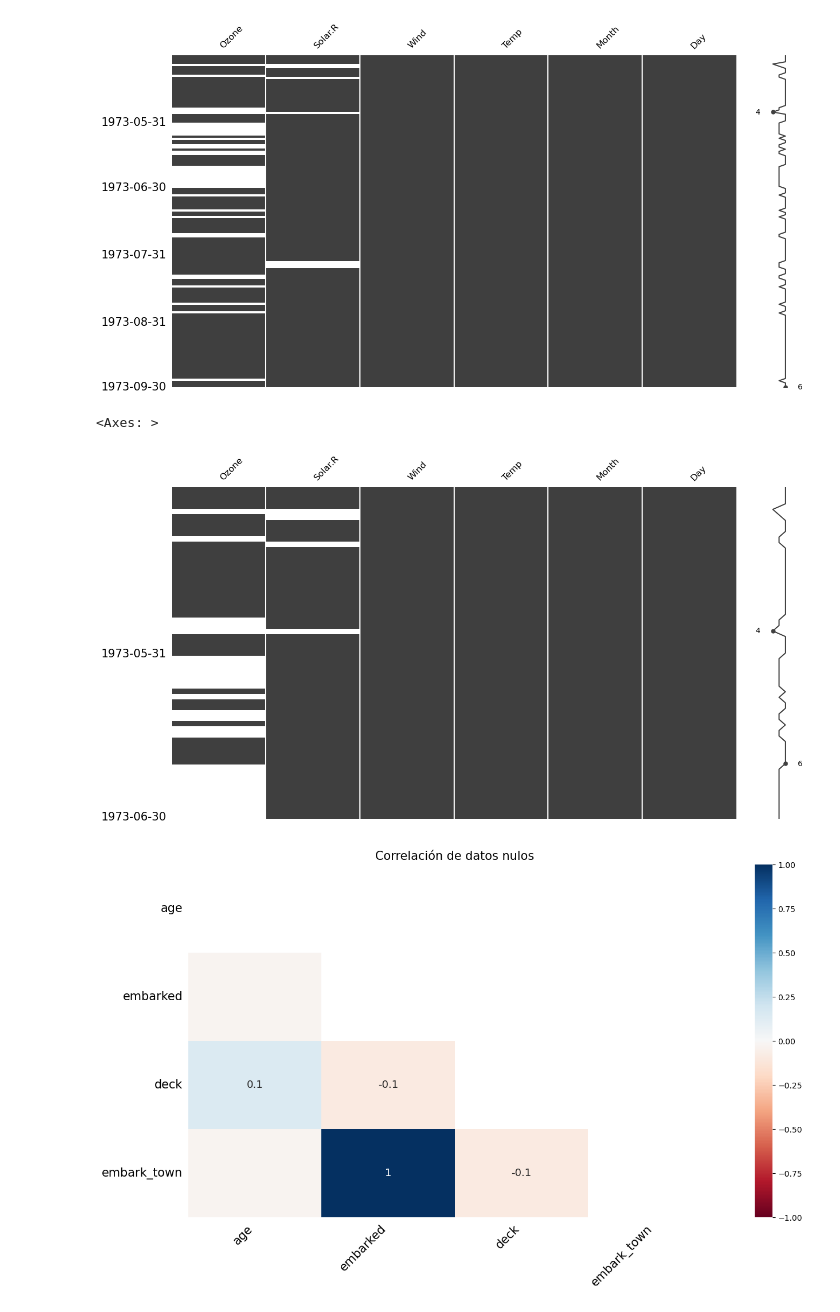
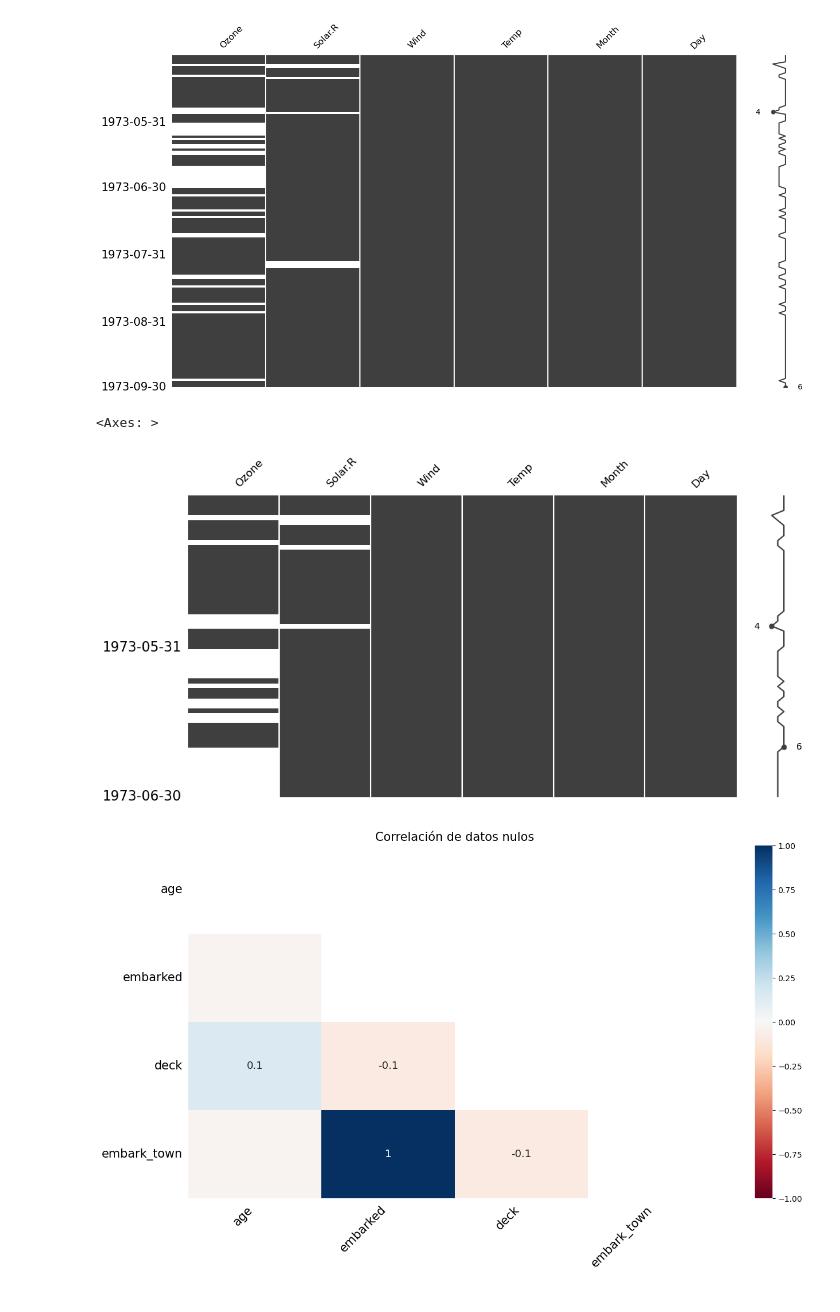
Before and after one commit to FIUBA-Posgrado-Inteligencia-Artificial/CEIA_Analisis_de_datos, a Jupyter notebook: notebooks/clase_02_analisis _faltantes_outliers.ipynb, the cells around one changed output. Saved outputs shown, nothing was run; the diff lists cells and outputs as text; code cells hidden in the pictures.

```diff
--- a/notebooks/clase_02_analisis _faltantes_outliers.ipynb
+++ b/notebooks/clase_02_analisis _faltantes_outliers.ipynb
@@ -147,10 +147,10 @@ msno.matrix(airquality_df, freq='M', figsize=(15,8), fontsize=12)
 <Axes: >
 [figure]
 # %%
-msno.matrix(airquality_df.loc['May-1973':'June-1973'], freq='M', figsize=(15,8), fontsize=12)
+msno.matrix(airquality_df.loc['May-1973':'June-1973'], freq='M', figsize=(12,6), fontsize=12)
 # %% [output]
 <Axes: >
-[figure, old version]
+[figure, new version]
 # %%
 msno.heatmap(titanic_df, fontsize=15, figsize=(15,8))
 plt.title("Correlación de datos nulos", fontsize=15)
```
Also changed, not shown: 1 other file.
